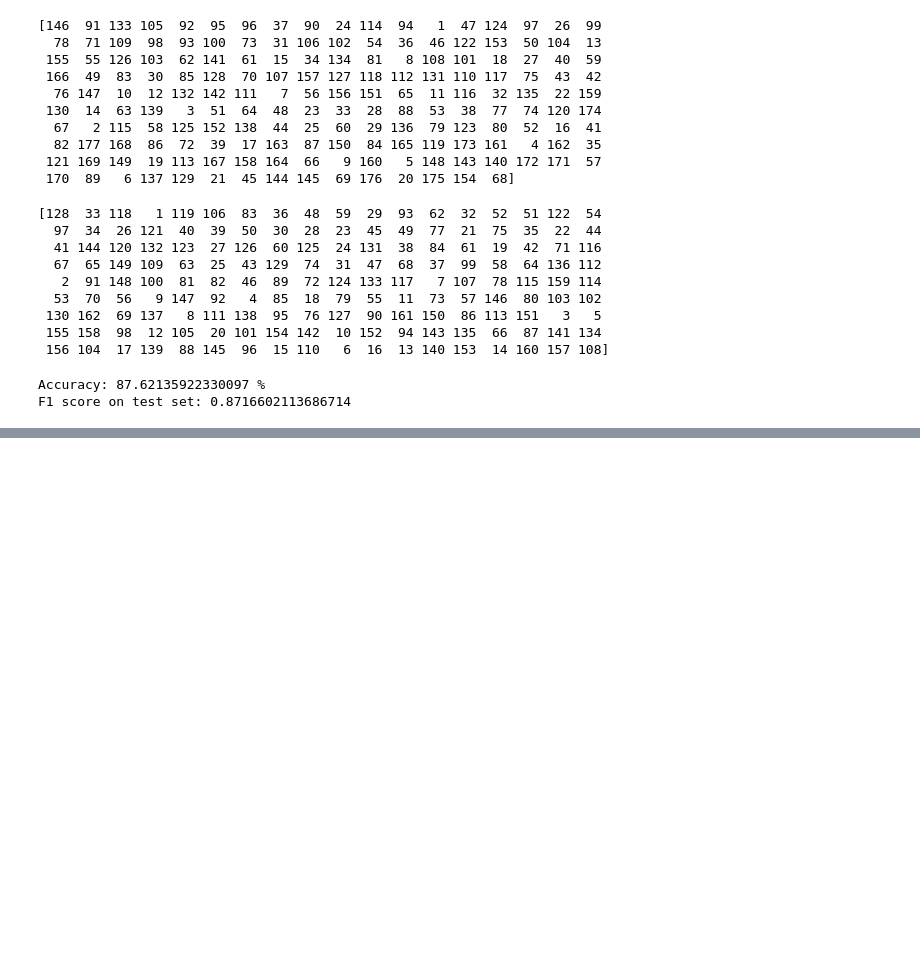
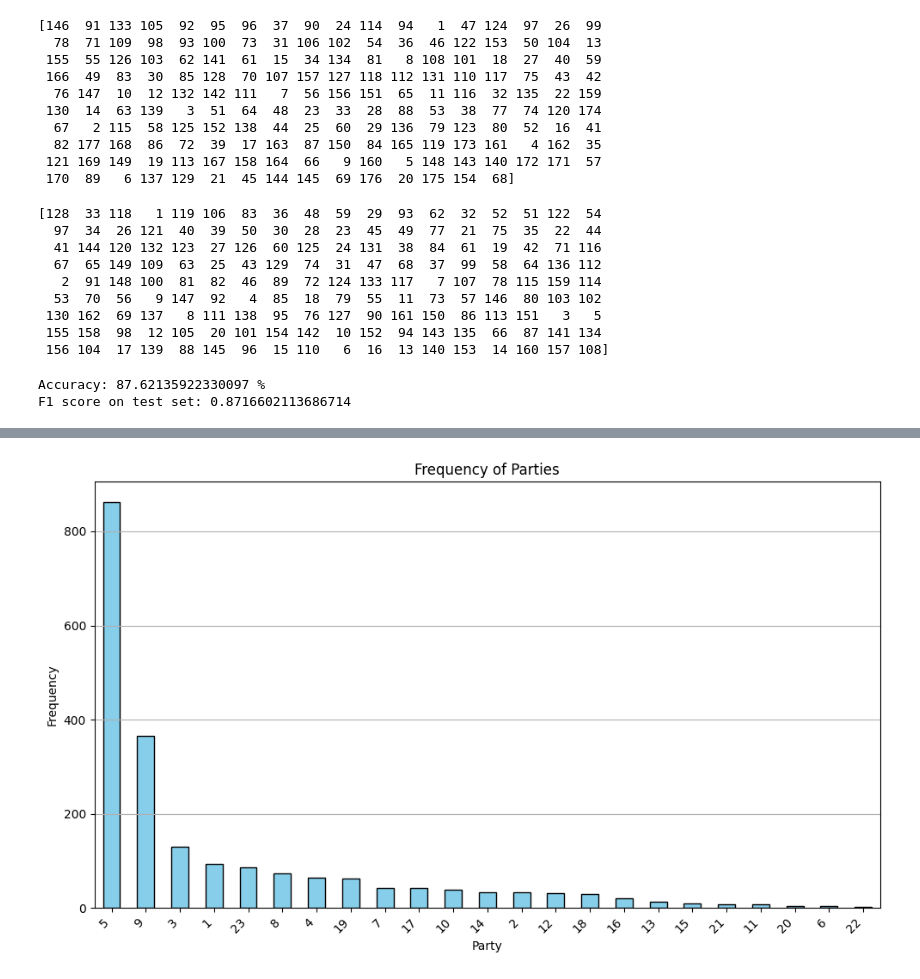
Before and after one commit to SAVG10/CS253-ML-Assignment-3, a Jupyter notebook: final.ipynb, the cells around one changed output, grey strips where cells are left out. Cells and saved outputs as stored; diff of their text form; code cells hidden in the pictures; blank space fills up the shorter version.

```diff
--- a/final.ipynb
+++ b/final.ipynb
@@ -544,0 +569,18 @@ submission.to_csv('/kaggle/working/submission.csv', index= False)
+# %%
+import matplotlib.pyplot as plt
+
+# Count the frequency of each party
+party_counts = train_dat['Party'].value_counts()
+
+# Plot bar plot for Party
+plt.figure(figsize=(10, 6))
+party_counts.plot(kind='bar', color='skyblue', edgecolor='black')
+plt.title('Frequency of Parties')
+plt.xlabel('Party')
+plt.ylabel('Frequency')
+plt.xticks(rotation=45, ha='right')
+plt.grid(axis='y')
+plt.tight_layout()
+plt.show()
+# %% [output]
+[figure, added]
```
Also changed, not shown: parts of 5 cells of this notebook, 1 other file.
